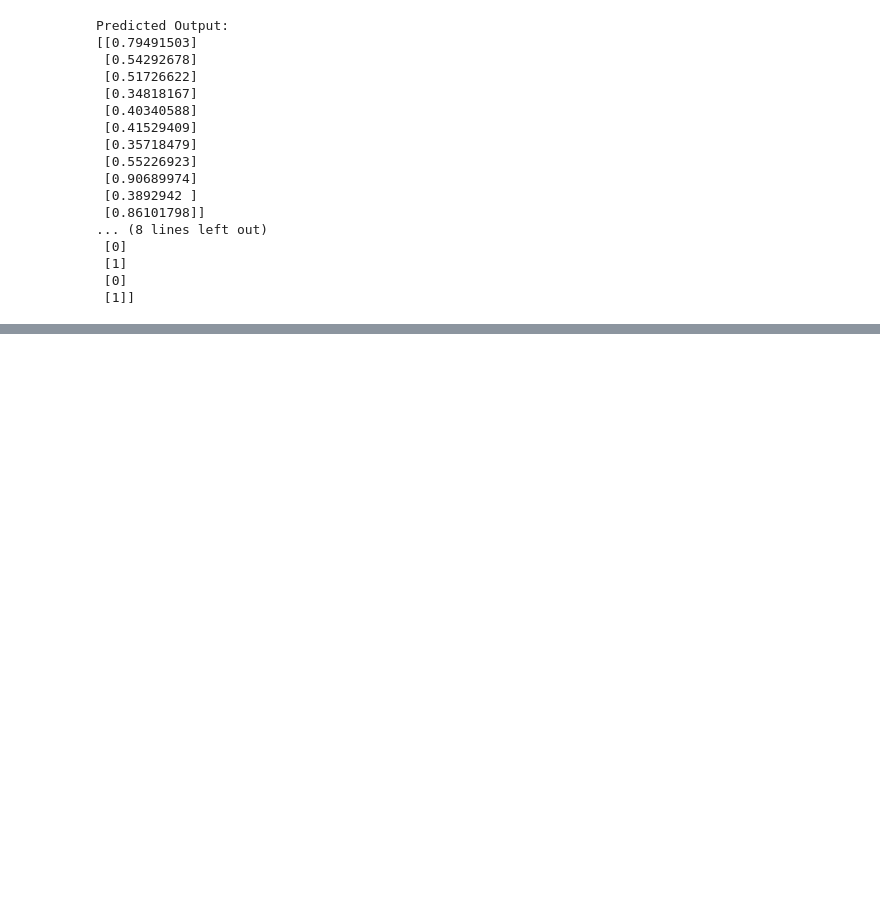
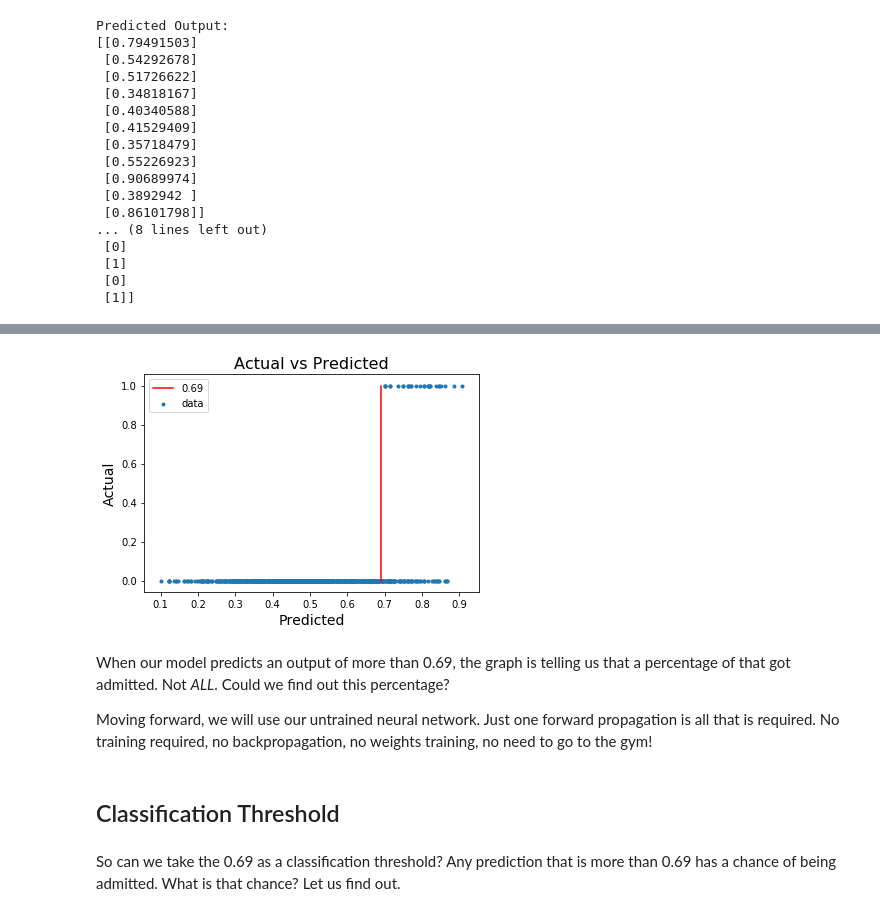
Before and after one commit to alexchanyj/AdmissionAIAP, a Jupyter notebook: Admission to the AI Apprenticeship Programme.ipynb, the cells around one changed output, grey strips where cells are left out. Saved outputs shown, nothing was run; the diff lists cells and outputs as text; code cells hidden in the pictures; blank space fills up the shorter version.

```diff
--- a/Admission to the AI Apprenticeship Programme.ipynb
+++ b/Admission to the AI Apprenticeship Programme.ipynb
@@ -401,0 +441,19 @@ Thank you for reading! ☮
+# %%
+plt.scatter(o, y, marker='.', label='data')
+plt.xlabel('Predicted', fontsize=14)
+plt.ylabel('Actual', fontsize=14)
+plt.plot([0.69,0.69], [0,1], '-r', label='0.69')
+plt.title('Actual vs Predicted', fontsize=16)
+plt.legend(loc='best')
+
+plt.show()
+# %% [output]
+[figure, added]
+# %% [markdown]
+When our model predicts an output of more than 0.69, the graph is telling us that a percentage of that got admitted. Not _ALL_. Could we find out this percentage?
+
+Moving forward, we will use our untrained neural network. Just one forward propagation is all that is required. No training required, no backpropagation, no weights training, no need to go to the gym!
+# %% [markdown]
+## Classification Threshold
+# %% [markdown]
+So can we take the 0.69 as a classification threshold? Any prediction that is more than 0.69 has a chance of being admitted. What is that chance? Let us find out.
```
Also changed, not shown: parts of 33 cells of this notebook, 2 other files.
